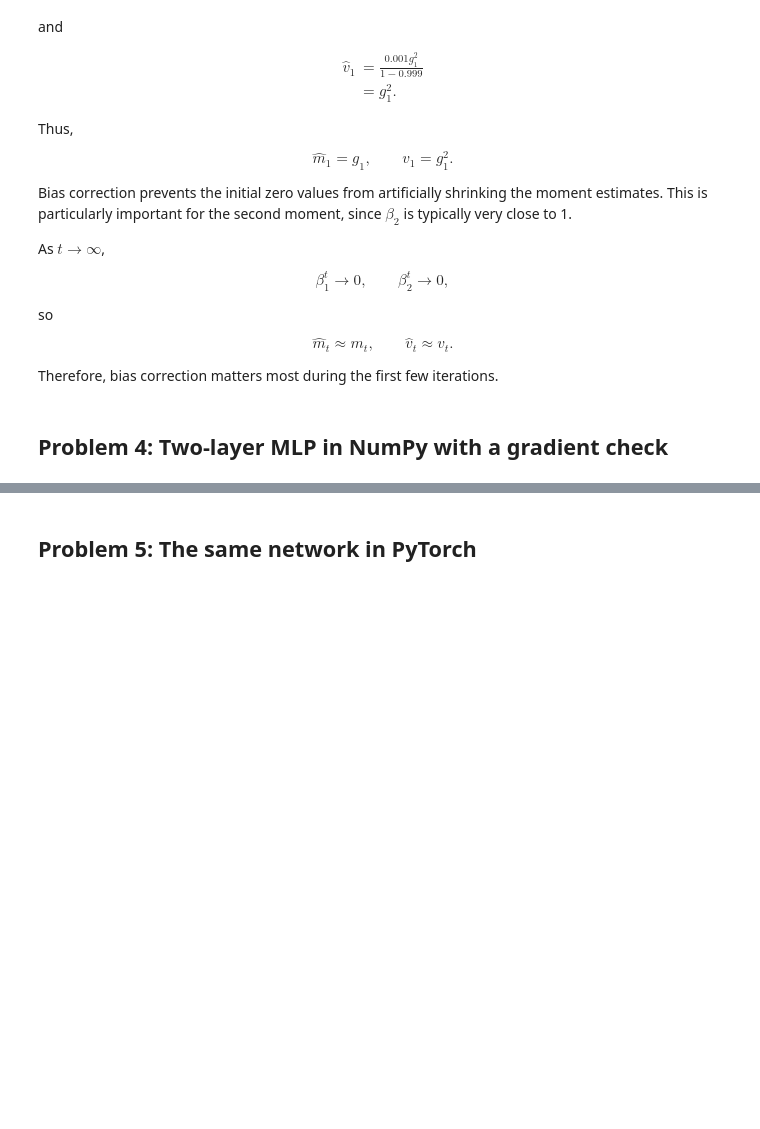
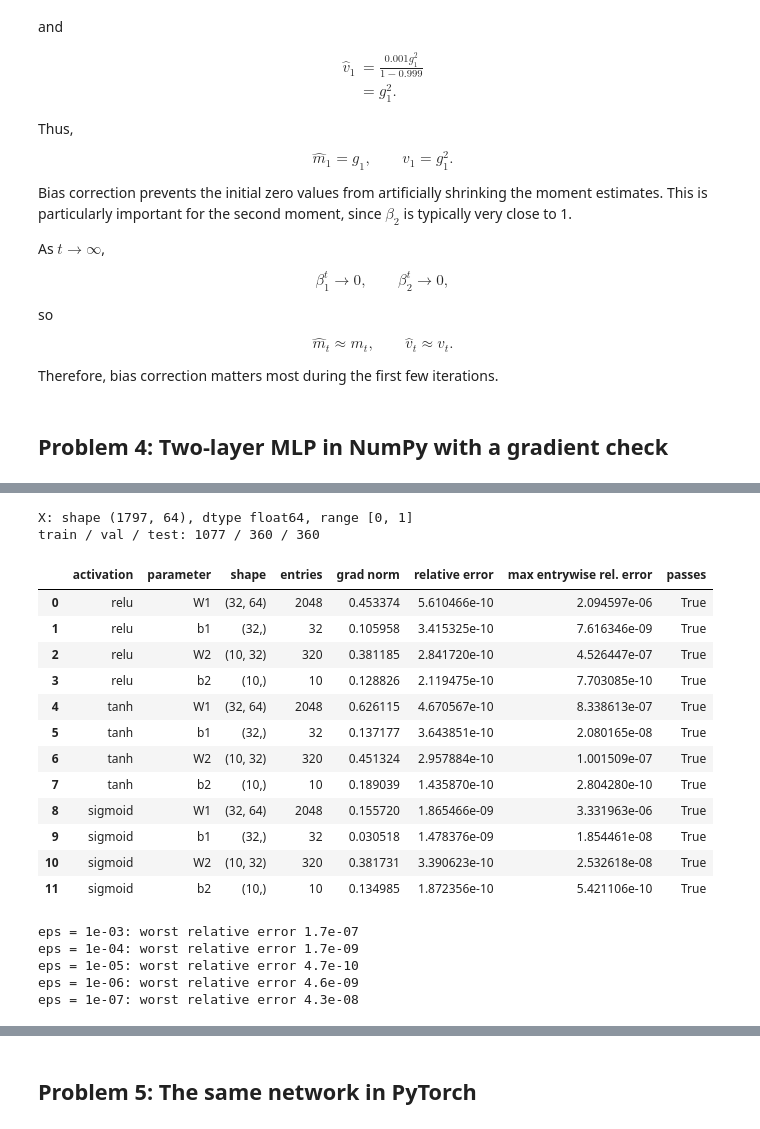
Before and after one commit to bartox12/analysis-of-unstructured-data, a Jupyter notebook: list02/list2.ipynb, the cells around one changed output, grey strips where cells are left out. Saved outputs shown, nothing was run; the diff lists cells and outputs as text; code cells hidden in the pictures; blank space fills up the shorter version.

```diff
--- a/list02/list2.ipynb
+++ b/list02/list2.ipynb
@@ -851,0 +860,44 @@ Therefore, bias correction matters most during the first few iterations.
+# %%
+import numpy as np
+
+from src.data import load_digits_features, make_splits, one_hot
+from src.mlp_numpy import gradient_check
+
+X, y = load_digits_features()
+splits = make_splits(X, y, random_state=0)
+print(f"X: shape {X.shape}, dtype {X.dtype}, range [{X.min():.0f}, {X.max():.0f}]")
+print(f"train / val / test: {len(splits.y_train)} / {len(splits.y_val)} / {len(splits.y_test)}")
+# %% [output]
+X: shape (1797, 64), dtype float64, range [0, 1]
+train / val / test: 1077 / 360 / 360
+# %%
+X_batch, Y_batch = splits.X_train[:32], one_hot(splits.y_train[:32])
+
+check = gradient_check(X_batch, Y_batch, n_hidden=32, random_state=0)
+assert check["passes"].all(), check[~check["passes"]]
+check
+# %% [output]
+|  | activation | parameter | shape | entries | grad norm | relative error | max entrywise rel. error | passes |
+| 0 | relu | W1 | (32, 64) | 2048 | 0.453374 | 5.610466e-10 | 2.094597e-06 | True |
+| 1 | relu | b1 | (32,) | 32 | 0.105958 | 3.415325e-10 | 7.616346e-09 | True |
+| 2 | relu | W2 | (10, 32) | 320 | 0.381185 | 2.841720e-10 | 4.526447e-07 | True |
+| 3 | relu | b2 | (10,) | 10 | 0.128826 | 2.119475e-10 | 7.703085e-10 | True |
+| 4 | tanh | W1 | (32, 64) | 2048 | 0.626115 | 4.670567e-10 | 8.338613e-07 | True |
+| 5 | tanh | b1 | (32,) | 32 | 0.137177 | 3.643851e-10 | 2.080165e-08 | True |
+| 6 | tanh | W2 | (10, 32) | 320 | 0.451324 | 2.957884e-10 | 1.001509e-07 | True |
+| 7 | tanh | b2 | (10,) | 10 | 0.189039 | 1.435870e-10 | 2.804280e-10 | True |
+| 8 | sigmoid | W1 | (32, 64) | 2048 | 0.155720 | 1.865466e-09 | 3.331963e-06 | True |
+| 9 | sigmoid | b1 | (32,) | 32 | 0.030518 | 1.478376e-09 | 1.854461e-08 | True |
+| 10 | sigmoid | W2 | (10, 32) | 320 | 0.381731 | 3.390623e-10 | 2.532618e-08 | True |
+| 11 | sigmoid | b2 | (10,) | 10 | 0.134985 | 1.872356e-10 | 5.421106e-10 | True |
+# %%
+# Effect of the finite-difference step: too large -> truncation error O(eps^2), too small -> rounding error O(1e-16 / eps).
+for eps in (1e-3, 1e-4, 1e-5, 1e-6, 1e-7):
+    worst = gradient_check(X_batch, Y_batch, n_hidden=32, activations=("tanh",), eps=eps)["relative error"].max()
+    print(f"eps = {eps:.0e}: worst relative error {worst:.1e}")
+# %% [output]
+eps = 1e-03: worst relative error 1.7e-07
+eps = 1e-04: worst relative error 1.7e-09
+eps = 1e-05: worst relative error 4.7e-10
+eps = 1e-06: worst relative error 4.6e-09
+eps = 1e-07: worst relative error 4.3e-08
```
Also changed, not shown: parts of 18 cells of this notebook, 9 other files.
